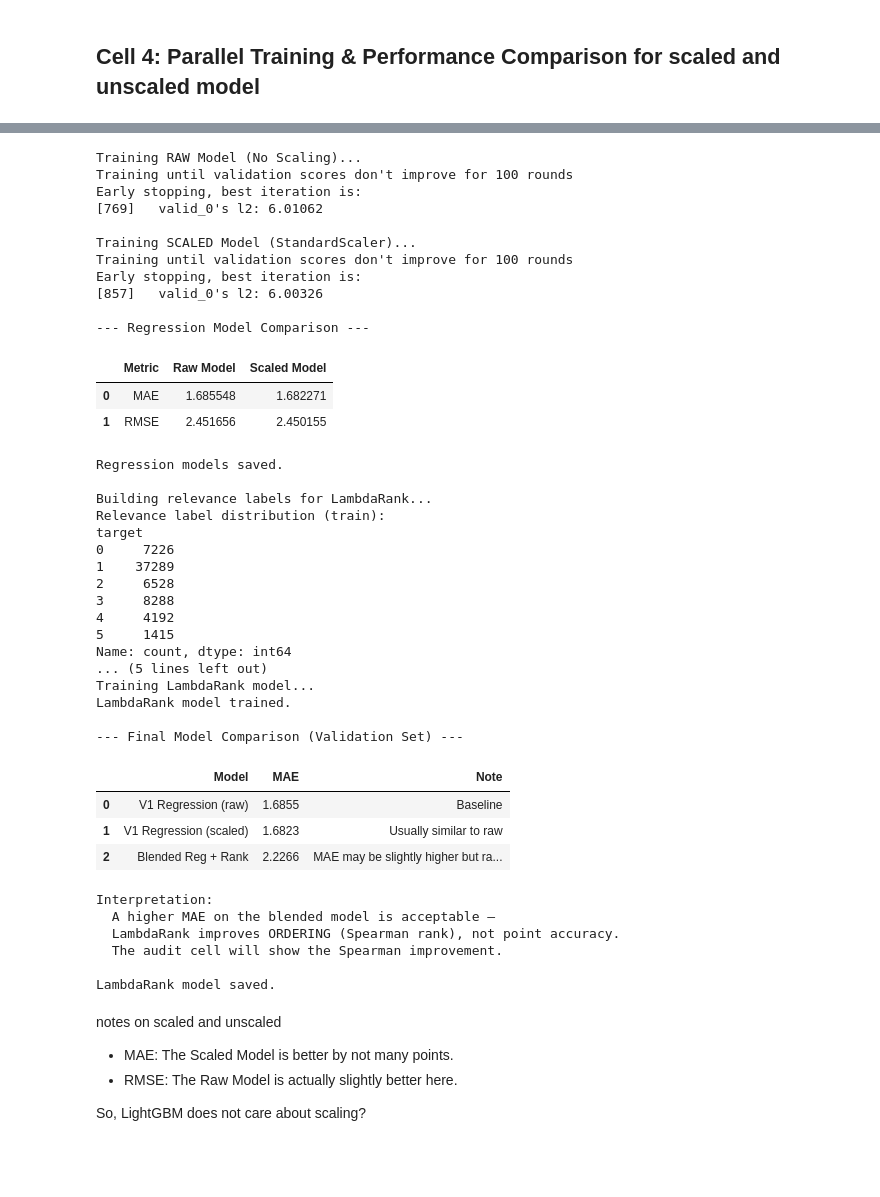
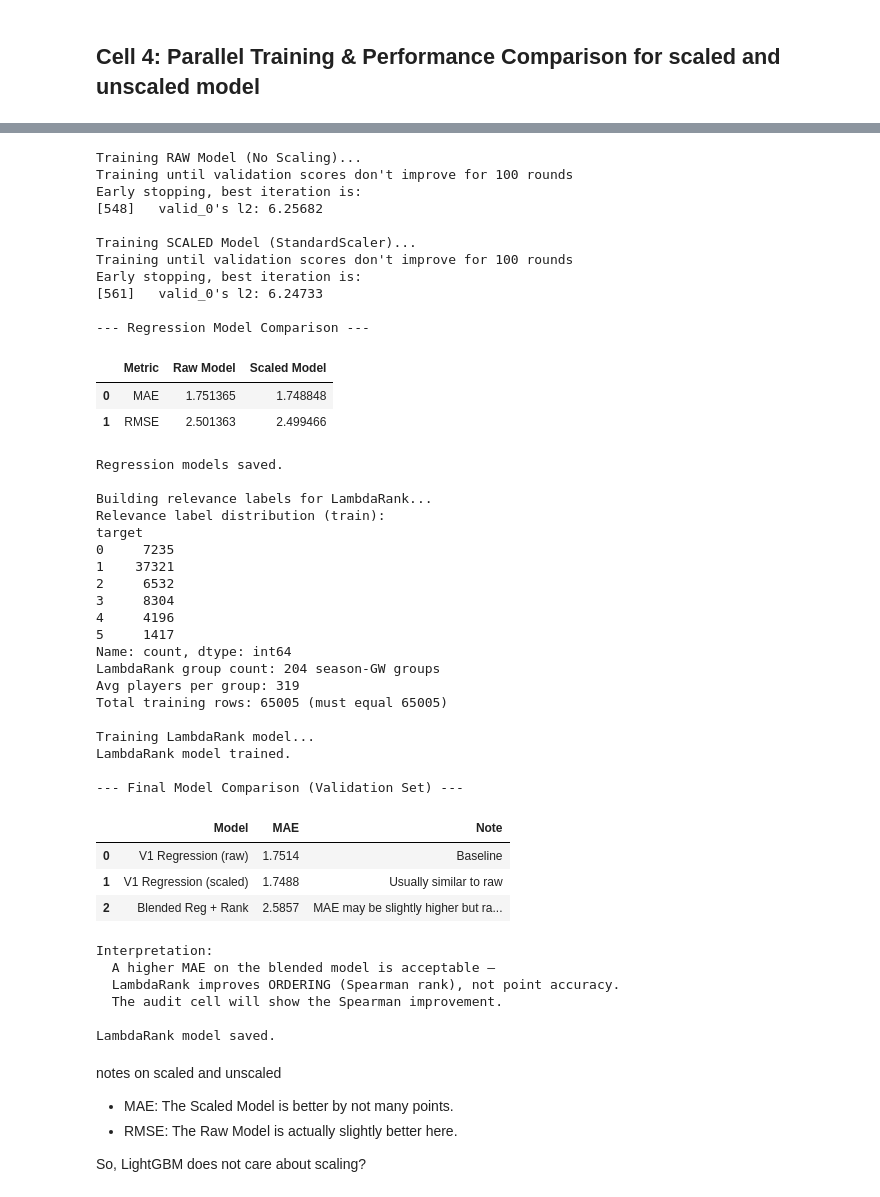
Before and after one commit to sophiedelrey/fpl_pipeline, a Jupyter notebook: models/forecaster_pro.ipynb, the cells around one changed output, grey strips where cells are left out. Cells and saved outputs as stored; diff of their text form; code cells hidden in the pictures; blank space fills up the shorter version.

```diff
--- a/models/forecaster_pro.ipynb
+++ b/models/forecaster_pro.ipynb
@@ -717,16 +1188,20 @@ print(y_train_rank.value_counts().sort_index())
 # X_train_raw.index maps back to df_augmented via source_indices (set in Cell 2)
 # We count how many training windows belong to each gameweek
 train_gws = df_augmented.loc[X_train_raw.index, 'Gameweek']
+
+# With (group by season+GW to avoid cross-season ranking):
+train_meta = df_augmented.loc[X_train_raw.index, ['season', 'Gameweek']]
 query_groups_train = (
-    train_gws
-    .value_counts()
-    .sort_index()
-    .values
+    train_meta.groupby(['season', 'Gameweek'])
+    .size()
+    .values  # each season-GW is its own ranking group
 )
 
-print(f"\nLambdaRank group count: {len(query_groups_train)} gameweeks")
-print(f"Avg players per GW group: {query_groups_train.mean():.0f}")
+print(f"LambdaRank group count: {len(query_groups_train)} season-GW groups")
+print(f"Avg players per group: {query_groups_train.mean():.0f}")
 print(f"Total training rows: {query_groups_train.sum()} (must equal {len(X_train_raw)})")
+
+
 
 # Integrity check — group sizes must sum to exactly the training set size
 assert query_groups_train.sum() == len(X_train_raw), (
@@ -767,8 +1242,8 @@ blended_norm = 0.7 * pred_norm + 0.3 * rank_norm
 
 # Scale blended predictions back to the original points range
 # so MAE is comparable with the regression MAE
-pts_min = y_val.min()
-pts_max = y_val.max()
+pts_min = y_val_v1.min()
+pts_max = y_val_v1.max()
 blended_preds_val = blended_norm * (pts_max - pts_min) + pts_min
 
 mae_blended = mean_absolute_error(y_val, blended_preds_val)
@@ -792,58 +1267,61 @@ display(comparison_df)
 print("\nInterpretation:")
 print("  A higher MAE on the blended model is acceptable —")
 print("  LambdaRank improves ORDERING (Spearman rank), not point accuracy.")
 print("  The audit cell will show the Spearman improvement.")
 
 # ── 8. SAVE LAMBDARANK MODEL ──────────────────────────────────────────────────
 model_rank.booster_.save_model(str(PRO_OUTPUT_DIR / 'fpl_pro_model_rank.txt'))
 print("\nLambdaRank model saved.")
 
 # ── 9. STORE ALL GLOBALS FOR DOWNSTREAM CELLS ────────────────────────────────
 globals()['model_raw']          = model_raw
 globals()['model_scaled']       = model_scaled
 globals()['model_rank']         = model_rank
 globals()['preds_raw']          = preds_raw
 globals()['preds_scaled']       = preds_scaled
 globals()['blended_preds_val']  = blended_preds_val
 globals()['mae_v1']             = mae_v1
 globals()['mae_blended']        = mae_blended
 globals()['df_metrics']         = df_metrics
 # %% [output]
 Training RAW Model (No Scaling)...
 Training until validation scores don't improve for 100 rounds
 Early stopping, best iteration is:
-[769]   valid_0's l2: 6.01062
+[548]   valid_0's l2: 6.25682
 
 Training SCALED Model (StandardScaler)...
 Training until validation scores don't improve for 100 rounds
 Early stopping, best iteration is:
-[857]   valid_0's l2: 6.00326
+[561]   valid_0's l2: 6.24733
 
 --- Regression Model Comparison ---
 |  | Metric | Raw Model | Scaled Model |
-| 0 | MAE | 1.685548 | 1.682271 |
-| 1 | RMSE | 2.451656 | 2.450155 |
+| 0 | MAE | 1.751365 | 1.748848 |
+| 1 | RMSE | 2.501363 | 2.499466 |
 Regression models saved.
 
 Building relevance labels for LambdaRank...
 Relevance label distribution (train):
 target
-0     7226
-1    37289
-2     6528
-3     8288
-4     4192
-5     1415
+0     7235
+1    37321
+2     6532
+3     8304
+4     4196
+5     1417
 Name: count, dtype: int64
-... (5 lines left out)
+LambdaRank group count: 204 season-GW groups
+Avg players per group: 319
+Total training rows: 65005 (must equal 65005)
+
 Training LambdaRank model...
 LambdaRank model trained.
 
 --- Final Model Comparison (Validation Set) ---
 |  | Model | MAE | Note |
-| 0 | V1 Regression (raw) | 1.6855 | Baseline |
-| 1 | V1 Regression (scaled) | 1.6823 | Usually similar to raw |
-| 2 | Blended Reg + Rank | 2.2266 | MAE may be slightly higher but ra... |
+| 0 | V1 Regression (raw) | 1.7514 | Baseline |
+| 1 | V1 Regression (scaled) | 1.7488 | Usually similar to raw |
+| 2 | Blended Reg + Rank | 2.5857 | MAE may be slightly higher but ra... |
 Interpretation:
   A higher MAE on the blended model is acceptable —
   LambdaRank improves ORDERING (Spearman rank), not point accuracy.
```
Also changed, not shown: parts of 82 cells of this notebook, 6 other files.
